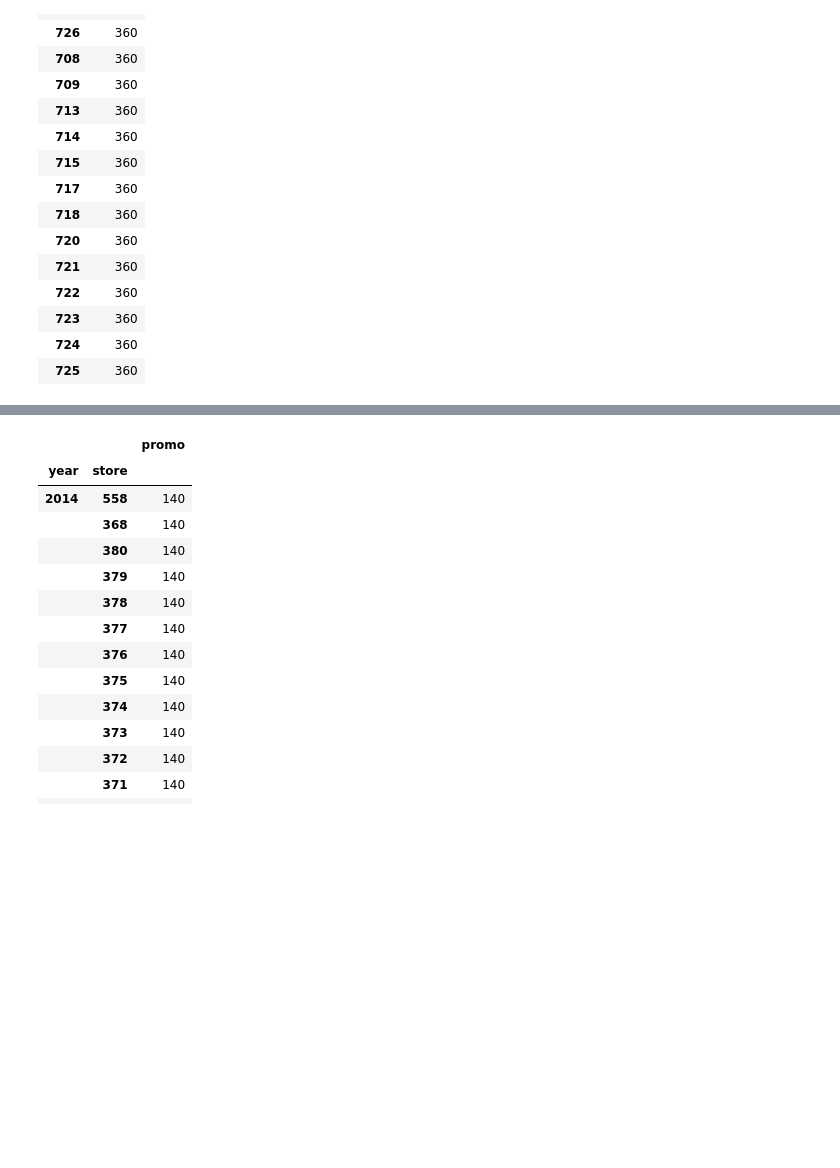
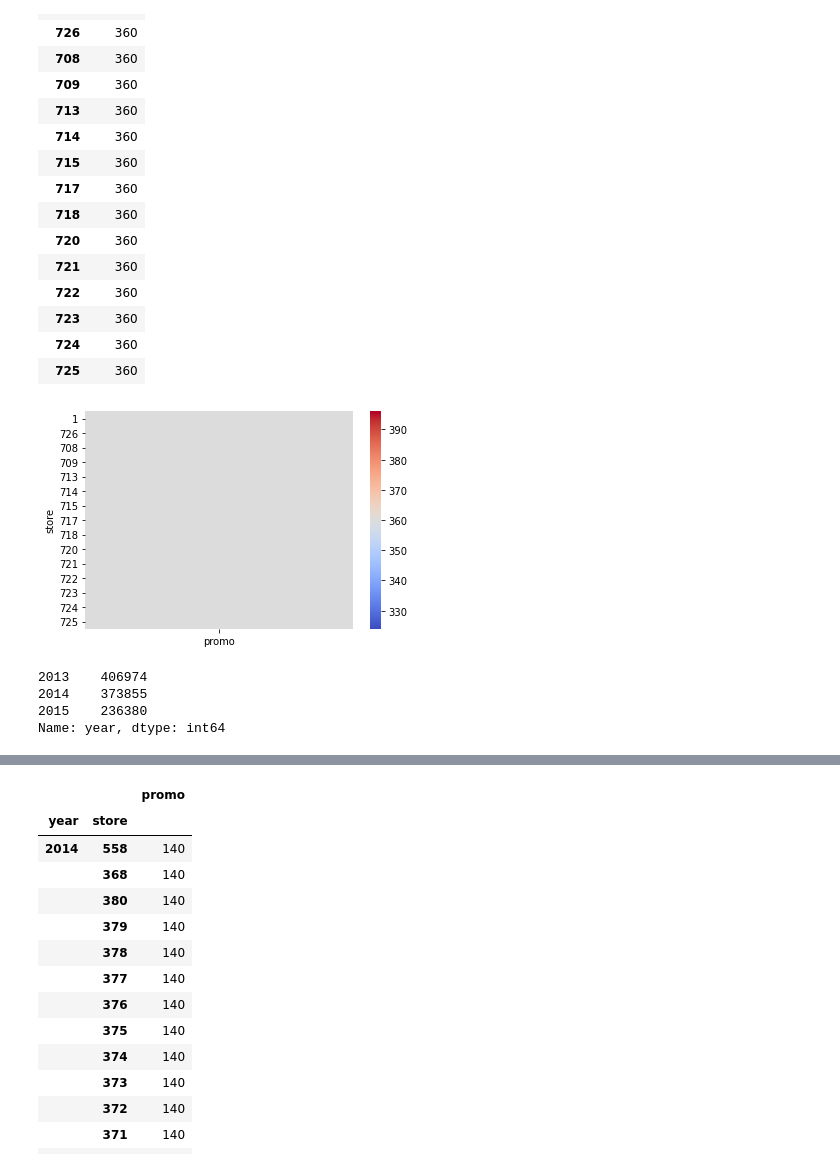
Before and after one commit to joaopasini/letscode_repository, a Jupyter notebook: Módulo 5 - Técnicas de Programação II - Python/Projeto/notebook.ipynb, the cells around one changed output, grey strips where cells are left out. Saved outputs shown, nothing was run; the diff lists cells and outputs as text; code cells hidden in the pictures; blank space fills up the shorter version.

```diff
--- a/Módulo 5 - Técnicas de Programação II - Python/Projeto/notebook.ipynb
+++ b/Módulo 5 - Técnicas de Programação II - Python/Projeto/notebook.ipynb
@@ -310,6 +318,7 @@ sales.groupby("store")[["customers"]].mean()
 # %%
 # Qual loja passou mais dias com produtos em promoção?
-sales.groupby("store")[["promo"]].sum().sort_values("promo",ascending=False).head(15)
+promo =sales.groupby("store")[["promo"]].sum().sort_values("promo",ascending=False).head(15)
+promo
 # %% [output]
 |  | promo |
 | store |  |
@@ -328,3 +337,16 @@ sales.groupby("store")[["promo"]].sum().sort_values("promo",ascending=False).hea
 | 723 | 360 |
 | 724 | 360 |
 | 725 | 360 |
+# %%
+sns.heatmap(promo,cmap='coolwarm');
+# 360 dias em promoção num período aproximado de 3 anos ou 1.095 dias, média de 120 dias ou 32% do ano em promoção.
+# %% [output]
+[figure, added]
+# %%
+# Qual foi o total de vendas por ano?
+sales['year'].value_counts()
+# %% [output]
+2013    406974
+2014    373855
+2015    236380
+Name: year, dtype: int64
```
Also changed, not shown: parts of 7 cells of this notebook, 5 other files.
